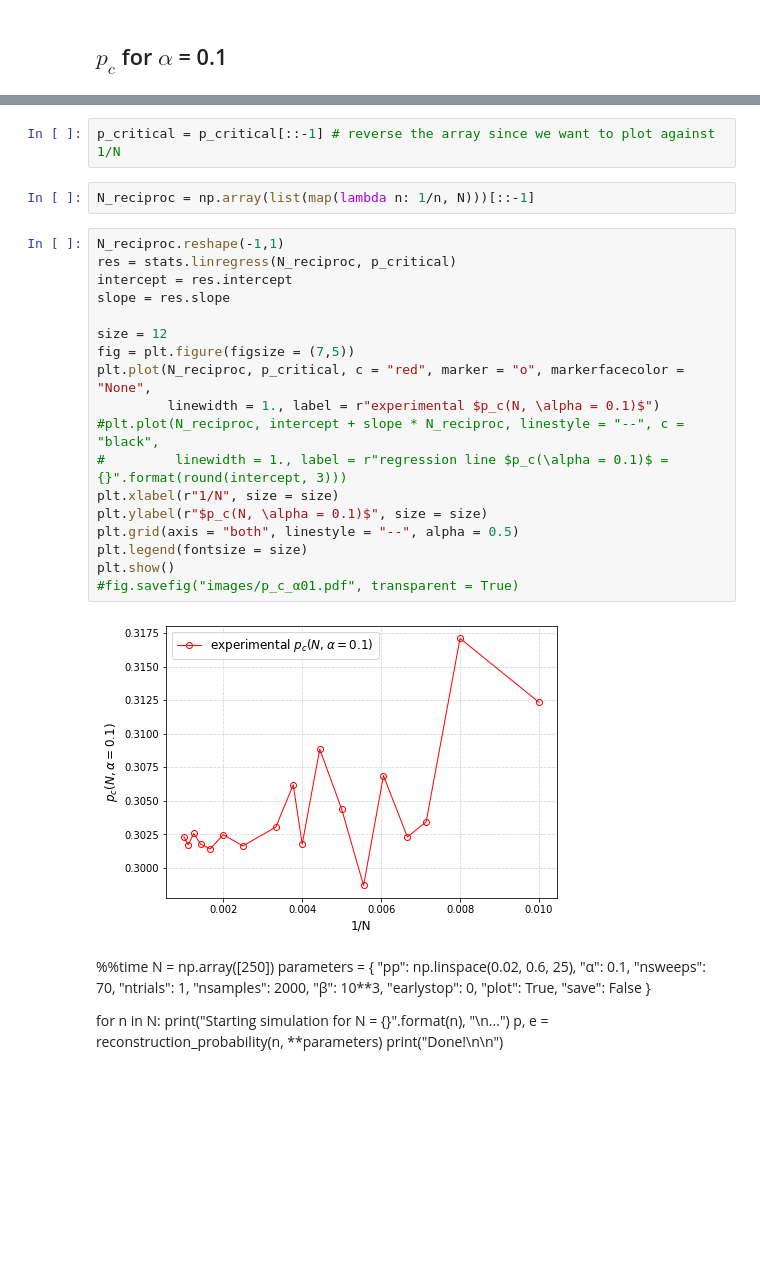
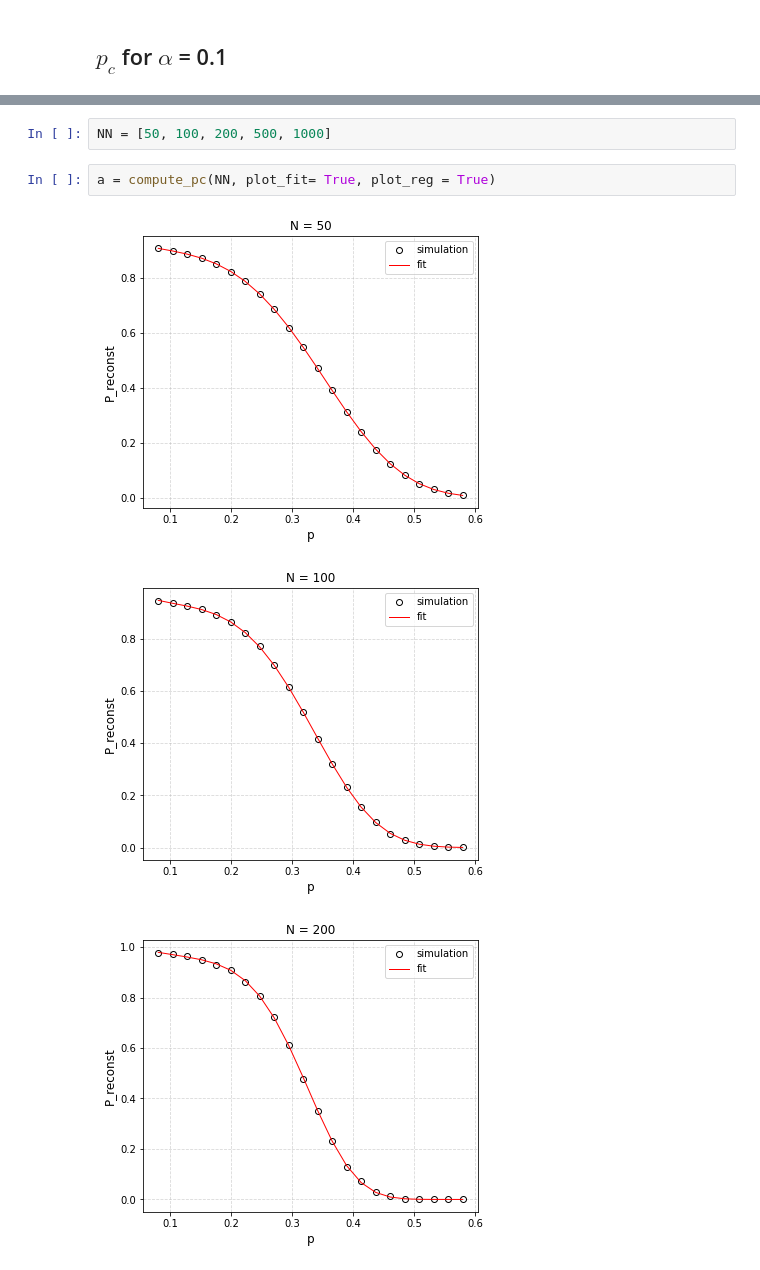
Before and after one commit to lorenzomancini1/Hopfield_Model, a Jupyter notebook: Standard Hopfield/analysis of p_c.ipynb, the cells around one changed output, grey strips where cells are left out. Cells and saved outputs as stored; diff of their text form; blank space fills up the shorter version.

```diff
--- a/Standard Hopfield/analysis of p_c.ipynb
+++ b/Standard Hopfield/analysis of p_c.ipynb
@@ -82,43 +84,8 @@ for i in range(len(P)):
-# %%
-p_critical = p_critical[::-1] # reverse the array since we want to plot against 1/N
-# %%
-N_reciproc = np.array(list(map(lambda n: 1/n, N)))[::-1]
-# %%
-N_reciproc.reshape(-1,1)
-res = stats.linregress(N_reciproc, p_critical)
-intercept = res.intercept
-slope = res.slope
-
-size = 12
-fig = plt.figure(figsize = (7,5))
-plt.plot(N_reciproc, p_critical, c = "red", marker = "o", markerfacecolor = "None",
-         linewidth = 1., label = r"experimental $p_c(N, \alpha = 0.1)$")
-#plt.plot(N_reciproc, intercept + slope * N_reciproc, linestyle = "--", c = "black",
-#         linewidth = 1., label = r"regression line $p_c(\alpha = 0.1)$ = {}".format(round(intercept, 3)))
-plt.xlabel(r"1/N", size = size)
-plt.ylabel(r"$p_c(N, \alpha = 0.1)$", size = size)
-plt.grid(axis = "both", linestyle = "--", alpha = 0.5)
-plt.legend(fontsize = size)
-plt.show()
-#fig.savefig("images/p_c_α01.pdf", transparent = True)
-# %% [output]
-[figure, removed]
-# %% [markdown]
-%%time
-N = np.array([250])
-parameters = {
-    "pp": np.linspace(0.02, 0.6, 25),
-    "α": 0.1,
-    "nsweeps": 70,
-    "ntrials": 1,
-    "nsamples": 2000,
-    "β": 10**3,
-    "earlystop": 0,
-    "plot": True,
-    "save": False
-}
-
-for n in N:
-    print("Starting simulation for N = {}".format(n), "\n...")
-    p, e = reconstruction_probability(n, **parameters)
-    print("Done!\n\n")
+# %%
+NN = [50, 100, 200, 500, 1000]
+# %%
+a = compute_pc(NN, plot_fit= True, plot_reg = True)
+# %% [output]
+[figure, added]
+[figure, added]
+[figure, added]
```
Also changed, not shown: parts of 7 cells of this notebook, 1 other file.
